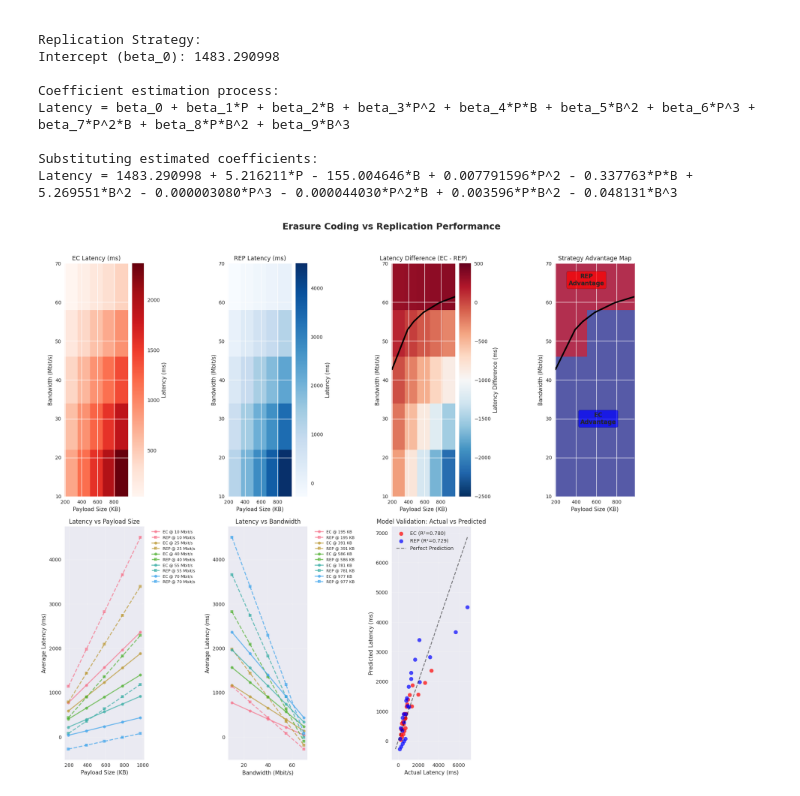
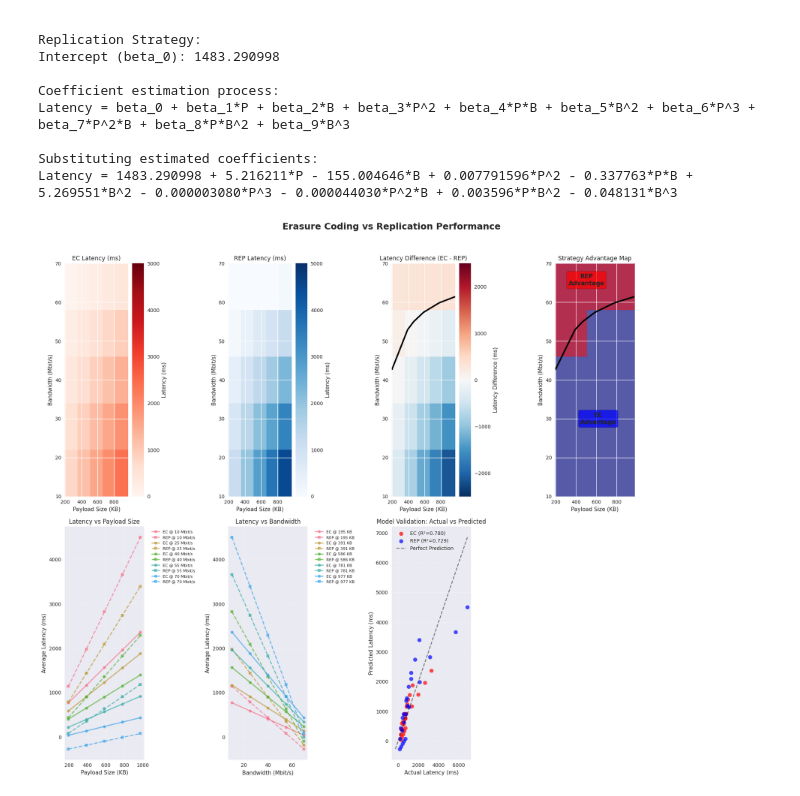
Before and after one commit to MuhamadAjiW/DistKV-Erasure-Coding, a Jupyter notebook: benchmark/benchmark_regression.ipynb, the cells around one changed output. Saved outputs shown, nothing was run; the diff lists cells and outputs as text; code cells hidden in the pictures.

Commit message:
feat: improved visualization colors

```diff
--- a/benchmark/benchmark_regression.ipynb
+++ b/benchmark/benchmark_regression.ipynb
@@ -498,7 +498,7 @@ fig.suptitle('Erasure Coding vs Replication Performance', fontsize=18, fontweigh
 ax1 = fig.add_subplot(241)
 im1 = ax1.imshow(L_ec, extent=[min(P_range_actual), max(P_range_actual),
                                         min(B_range_actual), max(B_range_actual)],
-                aspect='auto', cmap='Reds', origin='lower')
+                aspect='auto', cmap='Reds', origin='lower', vmin=0, vmax=5000)
 ax1.set_xlabel('Payload Size (KB)')
 ax1.set_ylabel('Bandwidth (Mbit/s)')
 ax1.set_title('EC Latency (ms)')
@@ -509,7 +509,7 @@ cbar.set_label('Latency (ms)')
 ax2 = fig.add_subplot(242)
 im2 = ax2.imshow(L_rep, extent=[min(P_range_actual), max(P_range_actual),
                                          min(B_range_actual), max(B_range_actual)],
-                aspect='auto', cmap='Blues', origin='lower')
+                aspect='auto', cmap='Blues', origin='lower', vmin=0, vmax=5000)
 ax2.set_xlabel('Payload Size (KB)')
 ax2.set_ylabel('Bandwidth (Mbit/s)')
 ax2.set_title('REP Latency (ms)')
@@ -520,7 +520,7 @@ cbar.set_label('Latency (ms)')
 ax3 = fig.add_subplot(243)
 im3 = ax3.imshow(L_diff, extent=[min(P_range_actual), max(P_range_actual),
                                           min(B_range_actual), max(B_range_actual)],
-                aspect='auto', cmap='RdBu_r', origin='lower', vmin=-2500, vmax=500)
+                aspect='auto', cmap='RdBu_r', origin='lower', vmin=-2500, vmax=2500)
 ax3.contour(P_grid, B_grid, L_diff, levels=[0], colors='black', linewidths=3)
 ax3.set_xlabel('Payload Size (KB)')
 ax3.set_ylabel('Bandwidth (Mbit/s)')
@@ -598,31 +598,31 @@ ax7 = fig.add_subplot(247)
 actual_ec = ec_data['avg_latency_ms'].values
 predicted_ec = ridge_ec.predict(X_ec_scaled)
 actual_rep = rep_data['avg_latency_ms'].values
 predicted_rep = ridge_rep.predict(X_rep_scaled)
 
 ax7.scatter(actual_ec, predicted_ec, color='red', alpha=0.7, s=60, label=f'EC (R²={ec_r2_ridge:.3f})')
 ax7.scatter(actual_rep, predicted_rep, color='blue', alpha=0.7, s=60, label=f'REP (R²={rep_r2_ridge:.3f})')
 
 # Plot diagonal line for perfect prediction
 min_val = min(actual_ec.min(), actual_rep.min(), predicted_ec.min(), predicted_rep.min())
 max_val = max(actual_ec.max(), actual_rep.max(), predicted_ec.max(), predicted_rep.max())
 ax7.plot([min_val, max_val], [min_val, max_val], 'k--', alpha=0.5, label='Perfect Prediction')
 
 ax7.set_xlabel('Actual Latency (ms)')
 ax7.set_ylabel('Predicted Latency (ms)')
 ax7.set_title('Model Validation: Actual vs Predicted')
 ax7.legend()
 ax7.grid(True, alpha=0.3)
 
 # 8. Performance Summary and Distributed Systems Analysis
 ax8 = fig.add_subplot(248)
 ax8.axis('off')
 
 # Analyze performance regions for distributed systems insights
 small_payload_high_bw = L_diff[3:, 0:2]  # High bandwidth, small payload
 large_payload_low_bw = L_diff[0:2, 3:]   # Low bandwidth, large payload
 
 plt.tight_layout(rect=[0, 0, 0.85, 0.96])
 plt.show()
 # %% [output]
-[figure, old version]
+[figure, new version]
```
